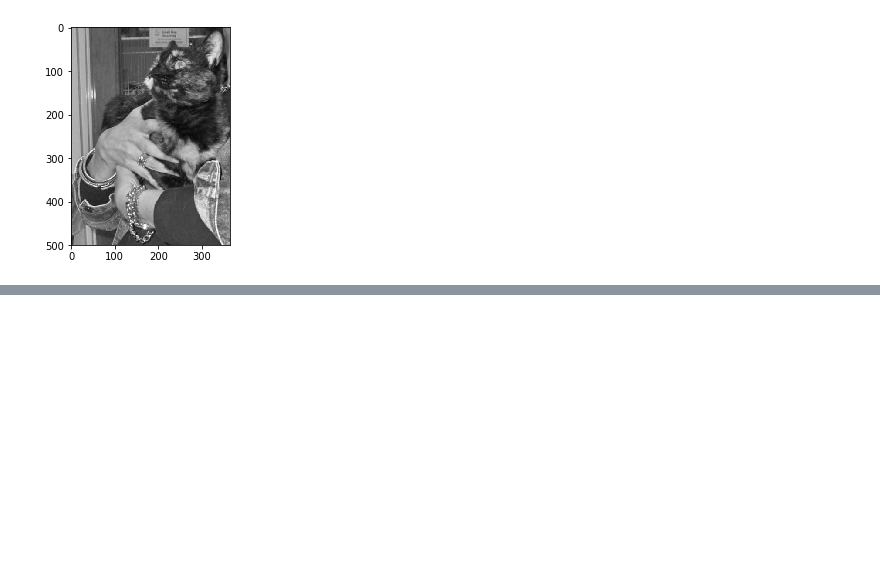
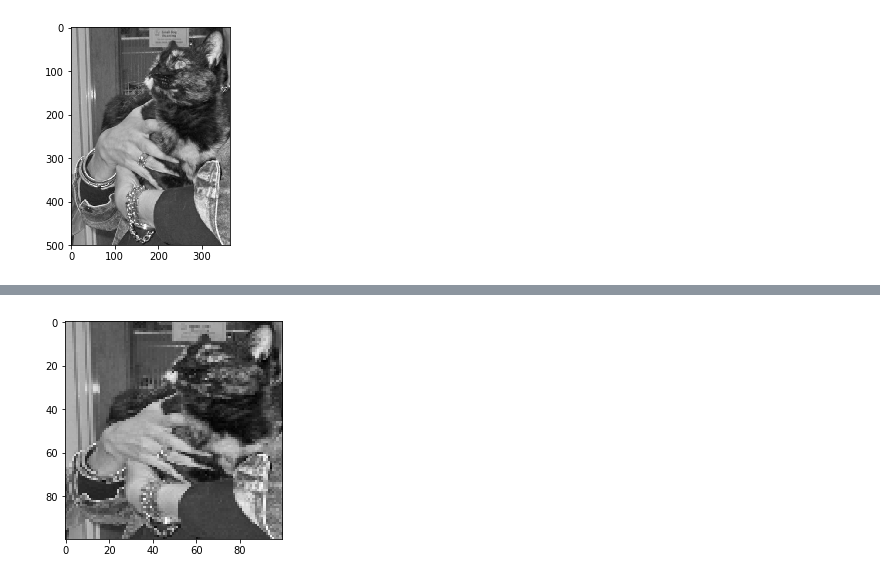
Before and after one commit to matthewgiem/Keras_tutorial, a Jupyter notebook: Untitled.ipynb, the cells around one changed output, grey strips where cells are left out. Saved outputs shown, nothing was run; the diff lists cells and outputs as text; code cells hidden in the pictures; blank space fills up the shorter version.

```diff
--- a/Untitled.ipynb
+++ b/Untitled.ipynb
@@ -22,3 +32,11 @@ for category in Categories:  # do dogs and cats
+# %%
+IMG_SIZE = 100
+
+new_array = cv2.resize(img_array, (IMG_SIZE, IMG_SIZE))
+plt.imshow(new_array, cmap= 'gray')
+plt.show()
+# %% [output]
+[figure, added]
 # %%
 training_data = []
 
```
Also changed, not shown: parts of 2 cells of this notebook.
